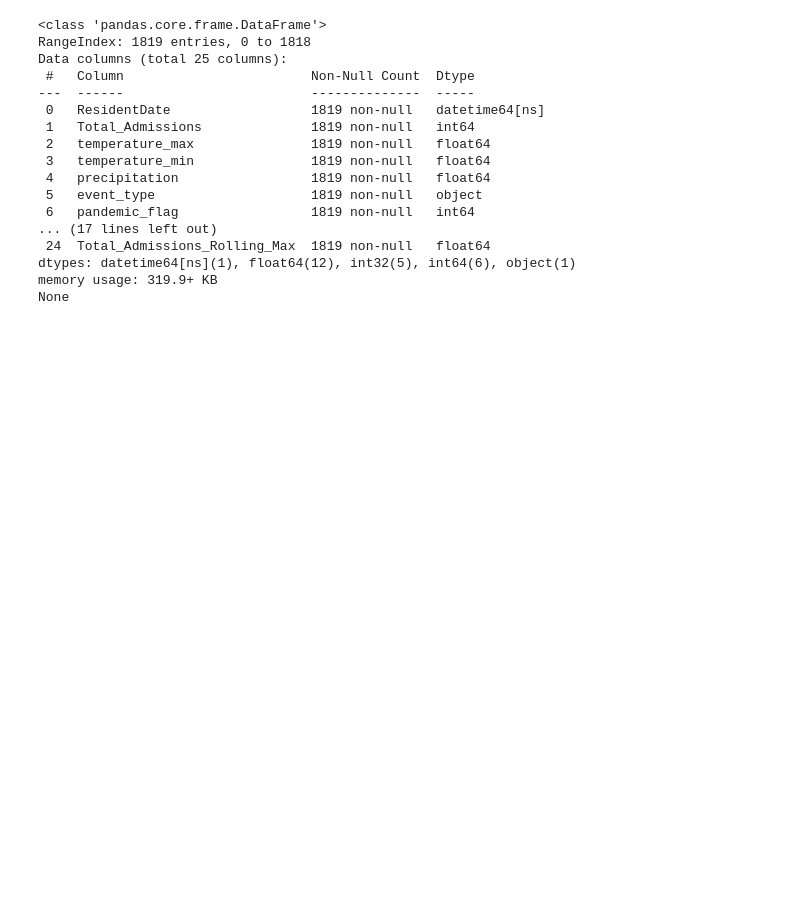
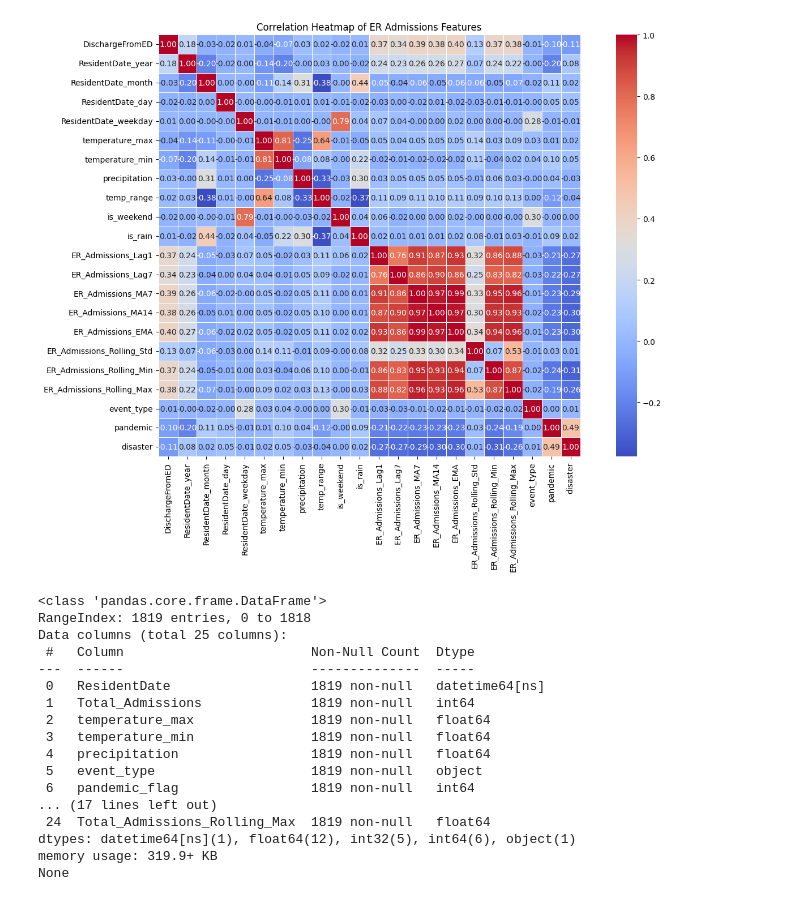
Before and after one commit to tottaradhanush/finalproject, a Jupyter notebook: feature_engineering/feature_engineering.ipynb, the cells around one changed output. Saved outputs shown, nothing was run; the diff lists cells and outputs as text; code cells hidden in the pictures; blank space fills up the shorter version.

```diff
--- a/feature_engineering/feature_engineering.ipynb
+++ b/feature_engineering/feature_engineering.ipynb
@@ -93,6 +93,37 @@ columns_to_keep = [
 ]
 
 daily_df[columns_to_keep].to_csv("/finalproject/feature_engineering/time_series_data.csv", index=False)
+# %%
+df= pd.read_csv('/finalproject/feature_engineering/classification_data.csv')
+# %%
+# Select relevant columns for correlation
+numeric_cols = [
+    'DischargeFromED', 'ResidentDate_year', 'ResidentDate_month', 'ResidentDate_day',
+    'ResidentDate_weekday', 'temperature_max', 'temperature_min', 'precipitation', 'temp_range',
+    'is_weekend', 'is_rain', 'ER_Admissions_Lag1', 'ER_Admissions_Lag7', 'ER_Admissions_MA7',
+    'ER_Admissions_MA14', 'ER_Admissions_EMA', 'ER_Admissions_Rolling_Std',
+    'ER_Admissions_Rolling_Min', 'ER_Admissions_Rolling_Max'
+]
+
+# Convert event_type, pandemic, and disaster to numerical values
+df['event_type'] = df['event_type'].astype('category').cat.codes
+df['pandemic'] = df['pandemic'].astype('category').cat.codes
+df['disaster'] = df['disaster'].astype('category').cat.codes
+
+# Add them to numeric_cols for heatmap
+numeric_cols += ['event_type', 'pandemic', 'disaster']
+
+# Compute the correlation matrix
+corr_matrix = df[numeric_cols].corr()
+
+# Plot the heatmap
+plt.figure(figsize=(14, 10))
+sns.heatmap(corr_matrix, annot=True, fmt=".2f", cmap='coolwarm', square=True, linewidths=0.5)
+plt.title("Correlation Heatmap of ER Admissions Features")
+plt.tight_layout()
+plt.show()
+# %% [output]
+[figure, added]
 # %%
 print(daily_df.info())
 # %% [output]
```
Also changed, not shown: 3 other files.
